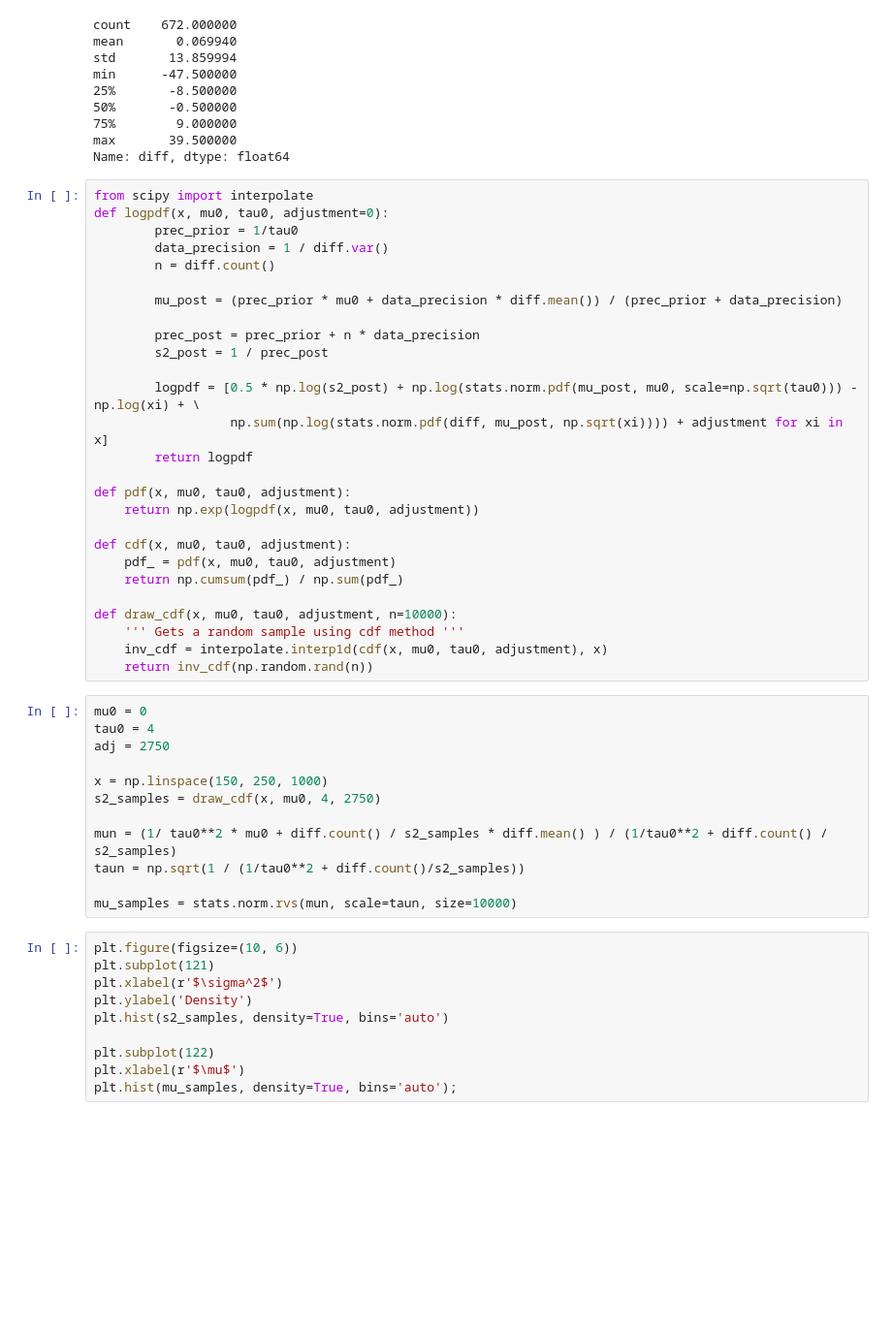
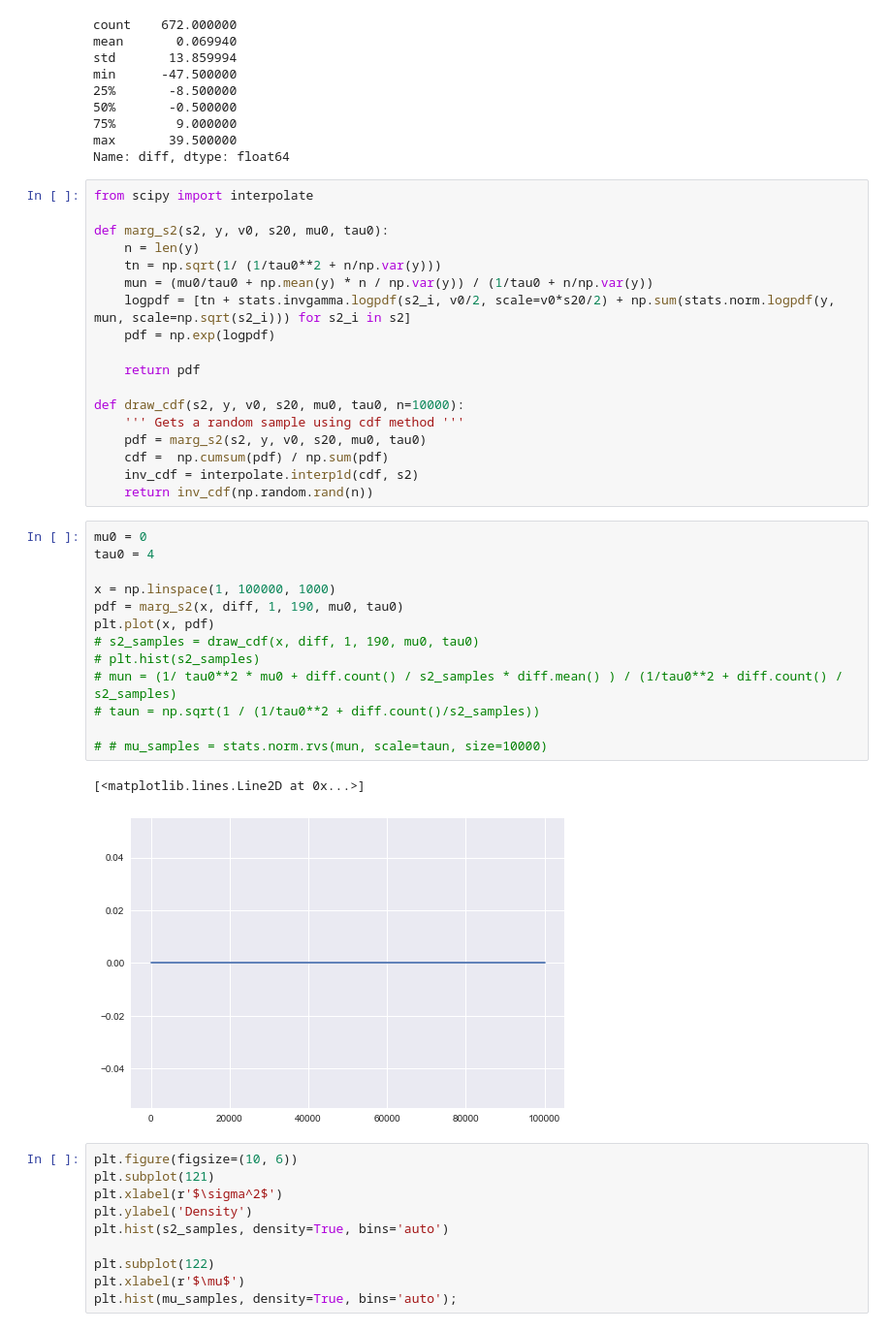
Before and after one commit to mileslucas/stat444, a Jupyter notebook: hw2/hw2.ipynb, the cells around one changed output. Shown at 97% size. Saved outputs shown, nothing was run; the diff lists cells and outputs as text; blank space fills up the shorter version.

```diff
--- a/hw2/hw2.ipynb
+++ b/hw2/hw2.ipynb
@@ -109,45 +109,40 @@ min      -47.500000
 75%        9.000000
 max       39.500000
 Name: diff, dtype: float64
-# %%
-from scipy import interpolate
-def logpdf(x, mu0, tau0, adjustment=0):
-        prec_prior = 1/tau0
-        data_precision = 1 / diff.var()
-        n = diff.count()
-
-        mu_post = (prec_prior * mu0 + data_precision * diff.mean()) / (prec_prior + data_precision)
-
-        prec_post = prec_prior + n * data_precision
-        s2_post = 1 / prec_post
-
-        logpdf = [0.5 * np.log(s2_post) + np.log(stats.norm.pdf(mu_post, mu0, scale=np.sqrt(tau0))) - np.log(xi) + \
-                  np.sum(np.log(stats.norm.pdf(diff, mu_post, np.sqrt(xi)))) + adjustment for xi in x]
-        return logpdf
-
-def pdf(x, mu0, tau0, adjustment):
-    return np.exp(logpdf(x, mu0, tau0, adjustment))
-
-def cdf(x, mu0, tau0, adjustment):
-    pdf_ = pdf(x, mu0, tau0, adjustment)
-    return np.cumsum(pdf_) / np.sum(pdf_)
-
-def draw_cdf(x, mu0, tau0, adjustment, n=10000):
-    ''' Gets a random sample using cdf method '''
-    inv_cdf = interpolate.interp1d(cdf(x, mu0, tau0, adjustment), x)
-    return inv_cdf(np.random.rand(n))
+# %%
+from scipy import interpolate
+
+def marg_s2(s2, y, v0, s20, mu0, tau0):
+    n = len(y)
+    tn = np.sqrt(1/ (1/tau0**2 + n/np.var(y)))
+    mun = (mu0/tau0 + np.mean(y) * n / np.var(y)) / (1/tau0 + n/np.var(y))
+    logpdf = [tn + stats.invgamma.logpdf(s2_i, v0/2, scale=v0*s20/2) + np.sum(stats.norm.logpdf(y, mun, scale=np.sqrt(s2_i))) for s2_i in s2]
+    pdf = np.exp(logpdf)
+
+    return pdf
+
+def draw_cdf(s2, y, v0, s20, mu0, tau0, n=10000):
+    ''' Gets a random sample using cdf method '''
+    pdf = marg_s2(s2, y, v0, s20, mu0, tau0)
+    cdf =  np.cumsum(pdf) / np.sum(pdf)
+    inv_cdf = interpolate.interp1d(cdf, s2)
+    return inv_cdf(np.random.rand(n))
 # %%
 mu0 = 0
 tau0 = 4
-adj = 2750
 
-x = np.linspace(150, 250, 1000)
-s2_samples = draw_cdf(x, mu0, 4, 2750)
+x = np.linspace(1, 100000, 1000)
+pdf = marg_s2(x, diff, 1, 190, mu0, tau0)
+plt.plot(x, pdf)
+# s2_samples = draw_cdf(x, diff, 1, 190, mu0, tau0)
+# plt.hist(s2_samples)
+# mun = (1/ tau0**2 * mu0 + diff.count() / s2_samples * diff.mean() ) / (1/tau0**2 + diff.count() / s2_samples)
+# taun = np.sqrt(1 / (1/tau0**2 + diff.count()/s2_samples))
 
-mun = (1/ tau0**2 * mu0 + diff.count() / s2_samples * diff.mean() ) / (1/tau0**2 + diff.count() / s2_samples)
-taun = np.sqrt(1 / (1/tau0**2 + diff.count()/s2_samples))
-
-mu_samples = stats.norm.rvs(mun, scale=taun, size=10000)
+# # mu_samples = stats.norm.rvs(mun, scale=taun, size=10000)
+# %% [output]
+[<matplotlib.lines.Line2D at 0x...>]
+[figure, added]
 # %%
 plt.figure(figsize=(10, 6))
 plt.subplot(121)
```
Also changed, not shown: parts of 4 cells of this notebook, 1 other file.
